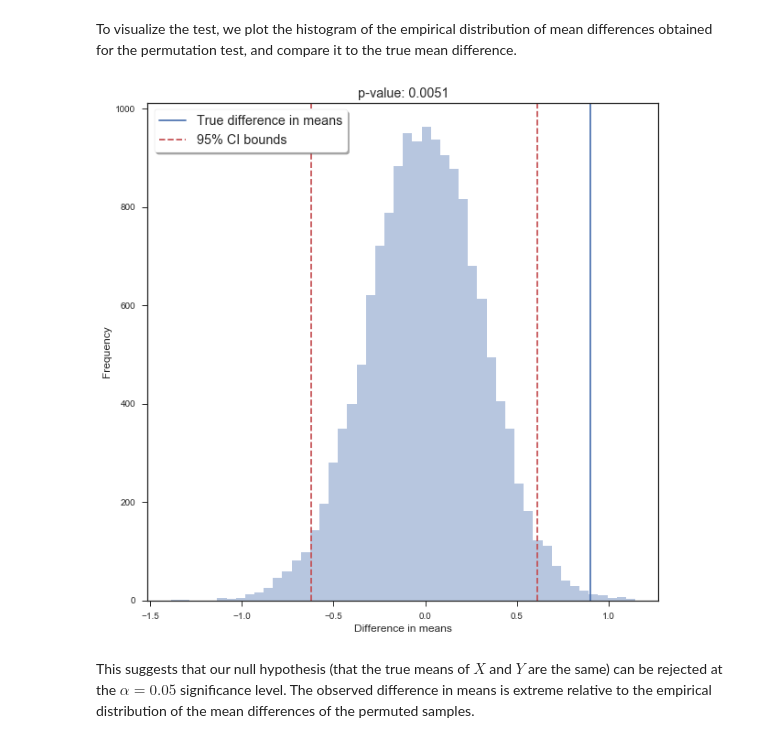
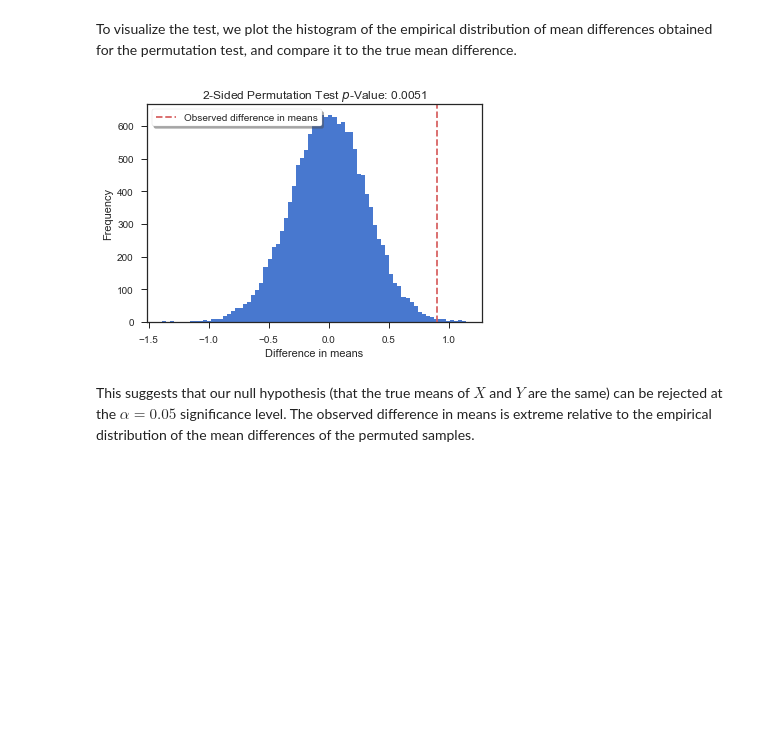
Before and after one commit to artemmavrin/StatTools, a Jupyter notebook: examples/Permutation Test.ipynb, the cells around one changed output. Drawn from its saved outputs; the diff is of its cells as text; code cells hidden in the pictures; blank space fills up the shorter version.

```diff
--- a/examples/Permutation Test.ipynb
+++ b/examples/Permutation Test.ipynb
@@ -6,6 +6,7 @@ This is a Python port (with minor modifications) of [Thomas Leeper's R permutati
 import numpy as np
 import matplotlib.pyplot as plt
 import seaborn as sns
+sns.set(style="ticks", palette="muted", color_codes=True)
 
 from mltools.hypothesis import PermutationTest
 # %% [markdown]
@@ -33,21 +34,18 @@ res = pt.test(n=15000)
 # %% [markdown]
 To visualize the test, we plot the histogram of the empirical distribution of mean differences obtained for the permutation test, and compare it to the true mean difference.
 # %%
-plt.figure(figsize=(10, 10))
-sns.set(style="ticks", color_codes=True)
+plt.figure()
 
-sns.distplot(pt.dist, kde=False)
-plt.axvline(res.statistic, label="True difference in means")
-plt.axvline(res.lower, ls="--", c="r", label="95% CI bounds")
-plt.axvline(res.upper, ls="--", c="r")
-plt.legend(loc="best", frameon=True, shadow=True, fontsize="large")
-plt.title(f"p-value: {res.p_value:.4f}", fontsize="large")
-plt.xlabel("Difference in means", fontsize="medium")
-plt.ylabel("Frequency", fontsize="medium")
+plt.hist(pt.dist, bins="auto")
+plt.axvline(res.statistic, c="r", ls="--", label="Observed difference in means")
+plt.legend(loc="best", frameon=True, shadow=True)
+plt.title(f"2-Sided Permutation Test $p$-Value: {res.p_value:.4f}")
+plt.xlabel("Difference in means")
+plt.ylabel("Frequency")
 plt.show()
 plt.close()
 # %% [output]
-[figure, old version]
+[figure, new version]
 # %% [markdown]
 This suggests that our null hypothesis (that the true means of $X$ and $Y$ are the same) can be rejected at the $\alpha = 0.05$ significance level.
 The observed difference in means is extreme relative to the empirical distribution of the mean differences of the permuted samples.
```
Also changed, not shown: parts of 2 cells of this notebook, 4 other files.
